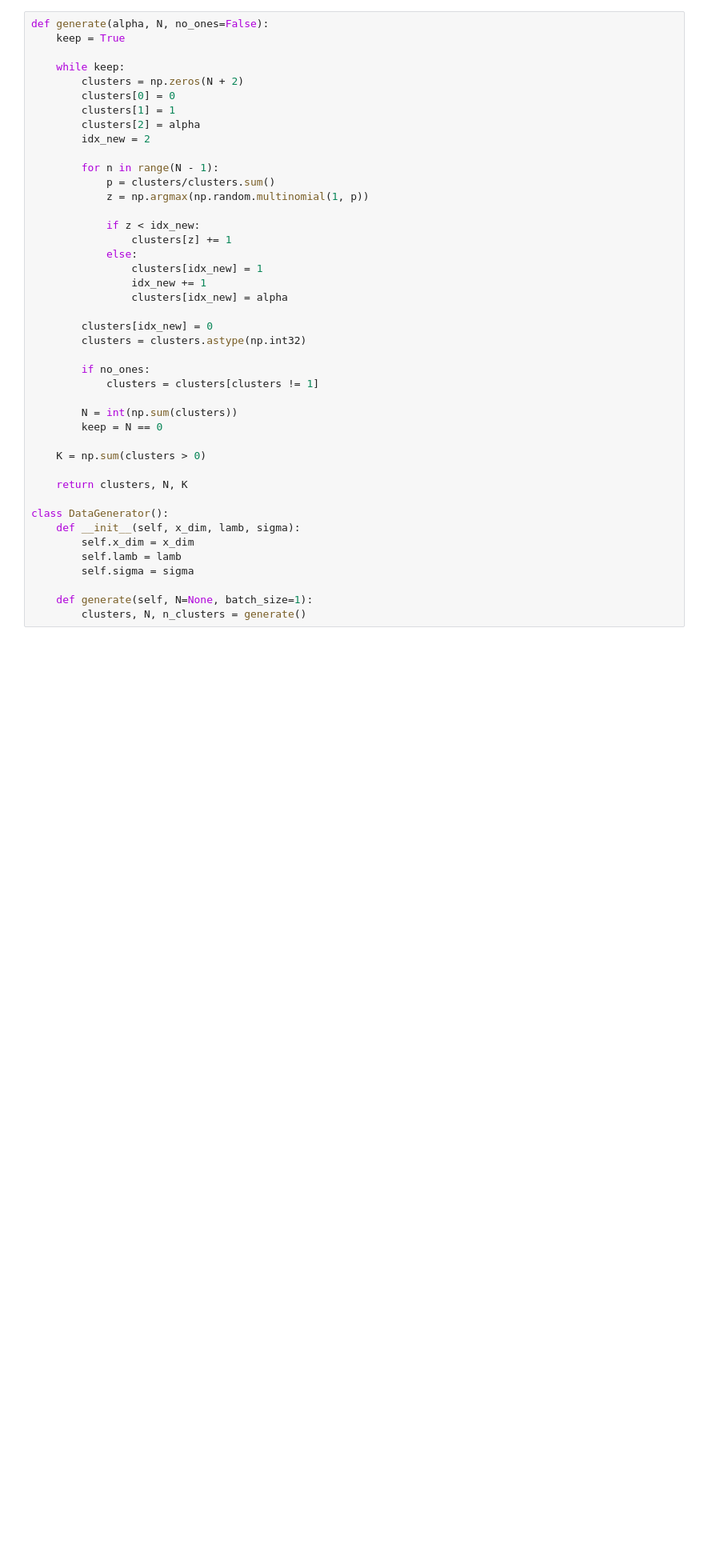
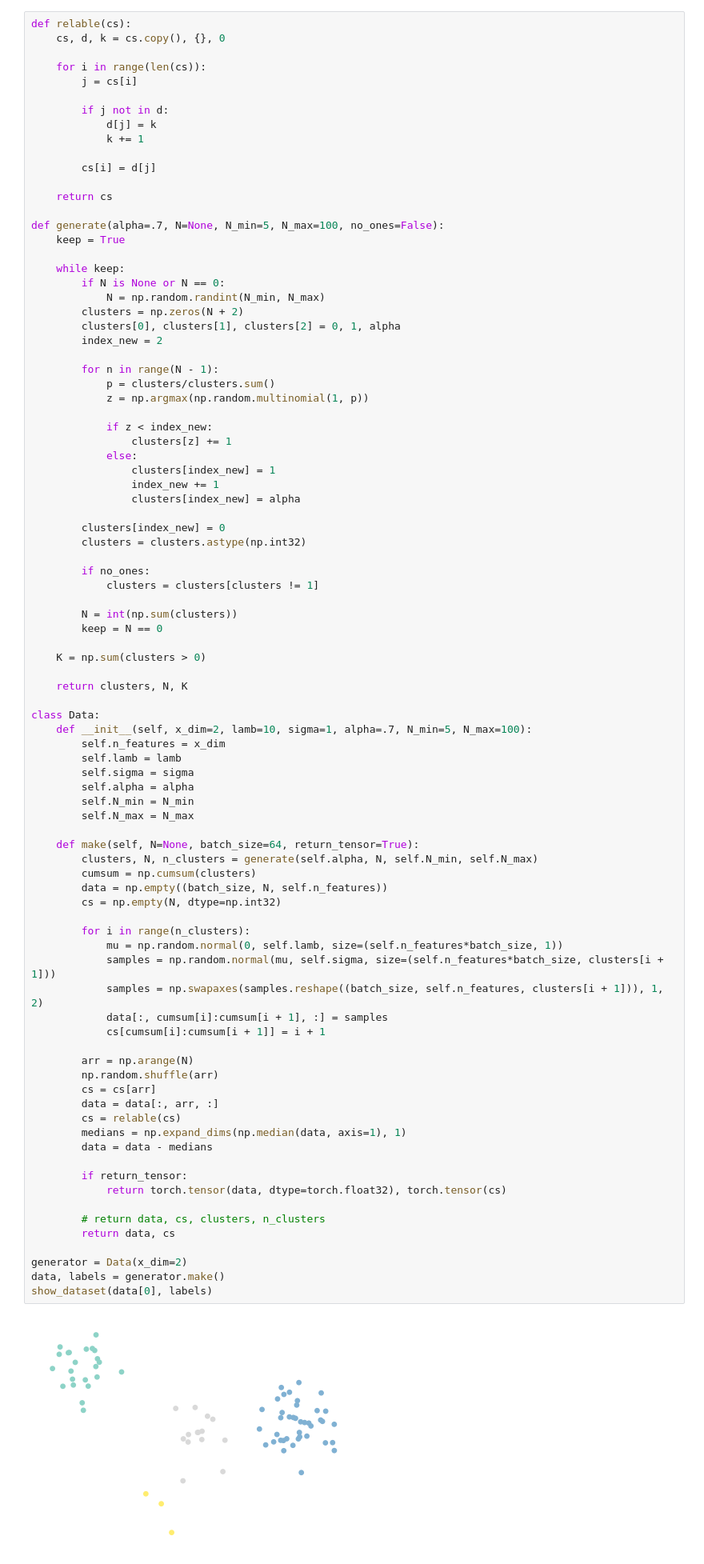
Before and after one commit to craigfouts/asterism, a Jupyter notebook: notebooks/sandbox.ipynb, the cells around one changed output. Shown at 80% size. Saved outputs shown, nothing was run; the diff lists cells and outputs as text; blank space fills up the shorter version.

```diff
--- a/notebooks/sandbox.ipynb
+++ b/notebooks/sandbox.ipynb
@@ -95,43 +10,90 @@ class NCP(nn.Module):
 # %%
-def generate(alpha, N, no_ones=False):
+def relable(cs):
+    cs, d, k = cs.copy(), {}, 0
+
+    for i in range(len(cs)):
+        j = cs[i]
+
+        if j not in d:
+            d[j] = k
+            k += 1
+
+        cs[i] = d[j]
+
+    return cs
+
+def generate(alpha=.7, N=None, N_min=5, N_max=100, no_ones=False):
     keep = True
 
     while keep:
+        if N is None or N == 0:
+            N = np.random.randint(N_min, N_max)
         clusters = np.zeros(N + 2)
-        clusters[0] = 0
-        clusters[1] = 1
-        clusters[2] = alpha
-        idx_new = 2
+        clusters[0], clusters[1], clusters[2] = 0, 1, alpha
+        index_new = 2
 
         for n in range(N - 1):
             p = clusters/clusters.sum()
             z = np.argmax(np.random.multinomial(1, p))
 
-            if z < idx_new:
+            if z < index_new:
                 clusters[z] += 1
             else:
-                clusters[idx_new] = 1
-                idx_new += 1
-                clusters[idx_new] = alpha
+                clusters[index_new] = 1
+                index_new += 1
+                clusters[index_new] = alpha
 
-        clusters[idx_new] = 0
+        clusters[index_new] = 0
         clusters = clusters.astype(np.int32)
 
         if no_ones:
             clusters = clusters[clusters != 1]
 
         N = int(np.sum(clusters))
         keep = N == 0
 
     K = np.sum(clusters > 0)
 
     return clusters, N, K
 
-class DataGenerator():
-    def __init__(self, x_dim, lamb, sigma):
-        self.x_dim = x_dim
+class Data:
+    def __init__(self, x_dim=2, lamb=10, sigma=1, alpha=.7, N_min=5, N_max=100):
+        self.n_features = x_dim
         self.lamb = lamb
         self.sigma = sigma
+        self.alpha = alpha
+        self.N_min = N_min
+        self.N_max = N_max
 
-    def generate(self, N=None, batch_size=1):
-        clusters, N, n_clusters = generate()
+    def make(self, N=None, batch_size=64, return_tensor=True):
+        clusters, N, n_clusters = generate(self.alpha, N, self.N_min, self.N_max)
+        cumsum = np.cumsum(clusters)
+        data = np.empty((batch_size, N, self.n_features))
+        cs = np.empty(N, dtype=np.int32)
+
+        for i in range(n_clusters):
+            mu = np.random.normal(0, self.lamb, size=(self.n_features*batch_size, 1))
+            samples = np.random.normal(mu, self.sigma, size=(self.n_features*batch_size, clusters[i + 1]))
+            samples = np.swapaxes(samples.reshape((batch_size, self.n_features, clusters[i + 1])), 1, 2)
+            data[:, cumsum[i]:cumsum[i + 1], :] = samples
+            cs[cumsum[i]:cumsum[i + 1]] = i + 1
+
+        arr = np.arange(N)
+        np.random.shuffle(arr)
+        cs = cs[arr]
+        data = data[:, arr, :]
+        cs = relable(cs)
+        medians = np.expand_dims(np.median(data, axis=1), 1)
+        data = data - medians
+
+        if return_tensor:
+            return torch.tensor(data, dtype=torch.float32), torch.tensor(cs)
+
+        # return data, cs, clusters, n_clusters
+        return data, cs
+
+generator = Data(x_dim=2)
+data, labels = generator.make()
+show_dataset(data[0], labels)
+# %% [output]
+[figure, added]
```
Also changed, not shown: parts of 29 cells of this notebook, 5 other files.
